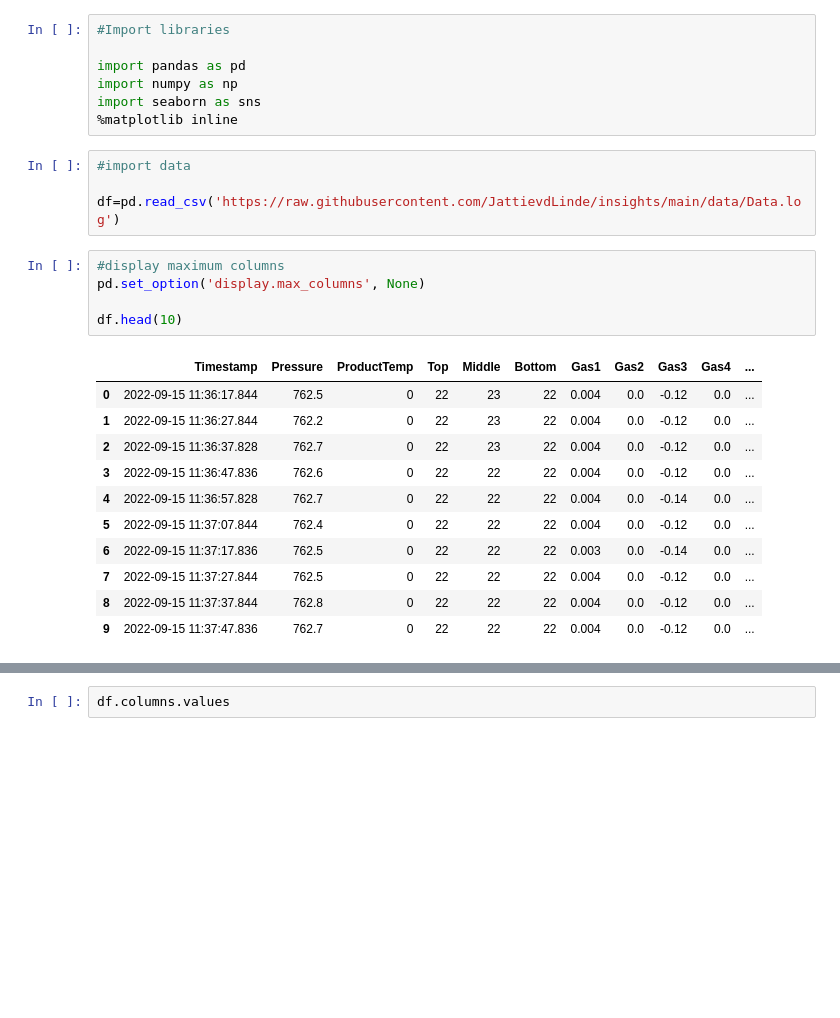
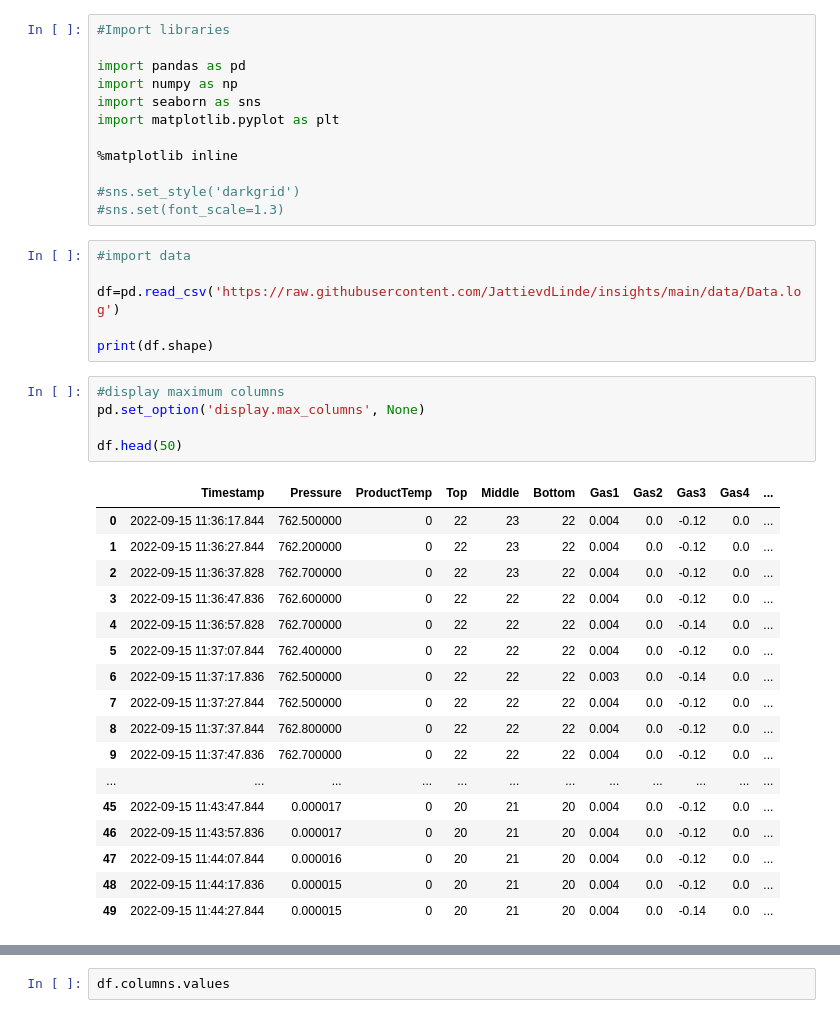
Before and after one commit to rohanbgm/TEL_Assignment_rohan, a Jupyter notebook: TEL_Assessment.ipynb, the cells around one changed output, grey strips where cells are left out. Saved outputs shown, nothing was run; the diff lists cells and outputs as text; blank space fills up the shorter version.

```diff
--- a/TEL_Assessment.ipynb
+++ b/TEL_Assessment.ipynb
@@ -21,25 +26,38 @@ You should consider upgrading via the 'c:\python\python39\python.exe -m pip inst
 import pandas as pd
 import numpy as np
 import seaborn as sns
+import matplotlib.pyplot as plt
+
 %matplotlib inline
+
+#sns.set_style('darkgrid')
+#sns.set(font_scale=1.3)
 # %%
 #import data
 
 df=pd.read_csv('https://raw.githubusercontent.com/JattievdLinde/insights/main/data/Data.log')
+
+print(df.shape)
 # %%
 #display maximum columns
 pd.set_option('display.max_columns', None)
 
-df.head(10)
+df.head(50)
 # %% [output]
 |  | Timestamp | Pressure | ProductTemp | Top | Middle | Bottom | Gas1 | Gas2 | Gas3 | Gas4 | ... |
-| 0 | 2022-09-15 11:36:17.844 | 762.5 | 0 | 22 | 23 | 22 | 0.004 | 0.0 | -0.12 | 0.0 | ... |
-| 1 | 2022-09-15 11:36:27.844 | 762.2 | 0 | 22 | 23 | 22 | 0.004 | 0.0 | -0.12 | 0.0 | ... |
-| 2 | 2022-09-15 11:36:37.828 | 762.7 | 0 | 22 | 23 | 22 | 0.004 | 0.0 | -0.12 | 0.0 | ... |
-| 3 | 2022-09-15 11:36:47.836 | 762.6 | 0 | 22 | 22 | 22 | 0.004 | 0.0 | -0.12 | 0.0 | ... |
-| 4 | 2022-09-15 11:36:57.828 | 762.7 | 0 | 22 | 22 | 22 | 0.004 | 0.0 | -0.14 | 0.0 | ... |
-| 5 | 2022-09-15 11:37:07.844 | 762.4 | 0 | 22 | 22 | 22 | 0.004 | 0.0 | -0.12 | 0.0 | ... |
-| 6 | 2022-09-15 11:37:17.836 | 762.5 | 0 | 22 | 22 | 22 | 0.003 | 0.0 | -0.14 | 0.0 | ... |
-| 7 | 2022-09-15 11:37:27.844 | 762.5 | 0 | 22 | 22 | 22 | 0.004 | 0.0 | -0.12 | 0.0 | ... |
-| 8 | 2022-09-15 11:37:37.844 | 762.8 | 0 | 22 | 22 | 22 | 0.004 | 0.0 | -0.12 | 0.0 | ... |
-| 9 | 2022-09-15 11:37:47.836 | 762.7 | 0 | 22 | 22 | 22 | 0.004 | 0.0 | -0.12 | 0.0 | ... |
+| 0 | 2022-09-15 11:36:17.844 | 762.500000 | 0 | 22 | 23 | 22 | 0.004 | 0.0 | -0.12 | 0.0 | ... |
+| 1 | 2022-09-15 11:36:27.844 | 762.200000 | 0 | 22 | 23 | 22 | 0.004 | 0.0 | -0.12 | 0.0 | ... |
+| 2 | 2022-09-15 11:36:37.828 | 762.700000 | 0 | 22 | 23 | 22 | 0.004 | 0.0 | -0.12 | 0.0 | ... |
+| 3 | 2022-09-15 11:36:47.836 | 762.600000 | 0 | 22 | 22 | 22 | 0.004 | 0.0 | -0.12 | 0.0 | ... |
+| 4 | 2022-09-15 11:36:57.828 | 762.700000 | 0 | 22 | 22 | 22 | 0.004 | 0.0 | -0.14 | 0.0 | ... |
+| 5 | 2022-09-15 11:37:07.844 | 762.400000 | 0 | 22 | 22 | 22 | 0.004 | 0.0 | -0.12 | 0.0 | ... |
+| 6 | 2022-09-15 11:37:17.836 | 762.500000 | 0 | 22 | 22 | 22 | 0.003 | 0.0 | -0.14 | 0.0 | ... |
+| 7 | 2022-09-15 11:37:27.844 | 762.500000 | 0 | 22 | 22 | 22 | 0.004 | 0.0 | -0.12 | 0.0 | ... |
+| 8 | 2022-09-15 11:37:37.844 | 762.800000 | 0 | 22 | 22 | 22 | 0.004 | 0.0 | -0.12 | 0.0 | ... |
+| 9 | 2022-09-15 11:37:47.836 | 762.700000 | 0 | 22 | 22 | 22 | 0.004 | 0.0 | -0.12 | 0.0 | ... |
+| ... | ... | ... | ... | ... | ... | ... | ... | ... | ... | ... | ... |
+| 45 | 2022-09-15 11:43:47.844 | 0.000017 | 0 | 20 | 21 | 20 | 0.004 | 0.0 | -0.12 | 0.0 | ... |
+| 46 | 2022-09-15 11:43:57.836 | 0.000017 | 0 | 20 | 21 | 20 | 0.004 | 0.0 | -0.12 | 0.0 | ... |
+| 47 | 2022-09-15 11:44:07.844 | 0.000016 | 0 | 20 | 21 | 20 | 0.004 | 0.0 | -0.12 | 0.0 | ... |
+| 48 | 2022-09-15 11:44:17.836 | 0.000015 | 0 | 20 | 21 | 20 | 0.004 | 0.0 | -0.12 | 0.0 | ... |
+| 49 | 2022-09-15 11:44:27.844 | 0.000015 | 0 | 20 | 21 | 20 | 0.004 | 0.0 | -0.14 | 0.0 | ... |
```
Also changed, not shown: parts of 12 cells of this notebook.
